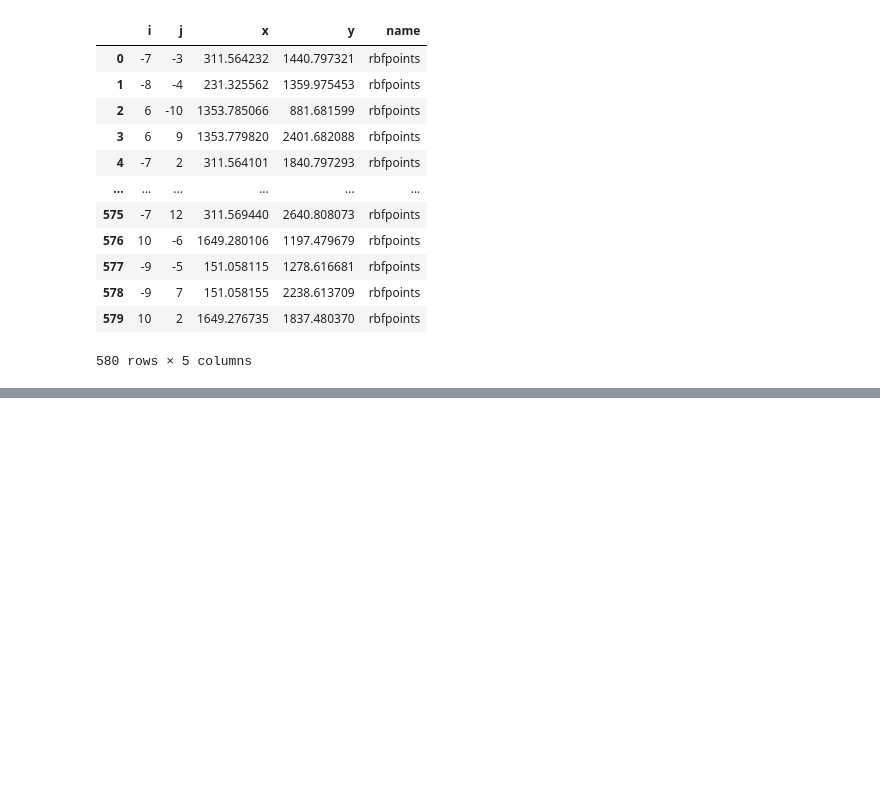
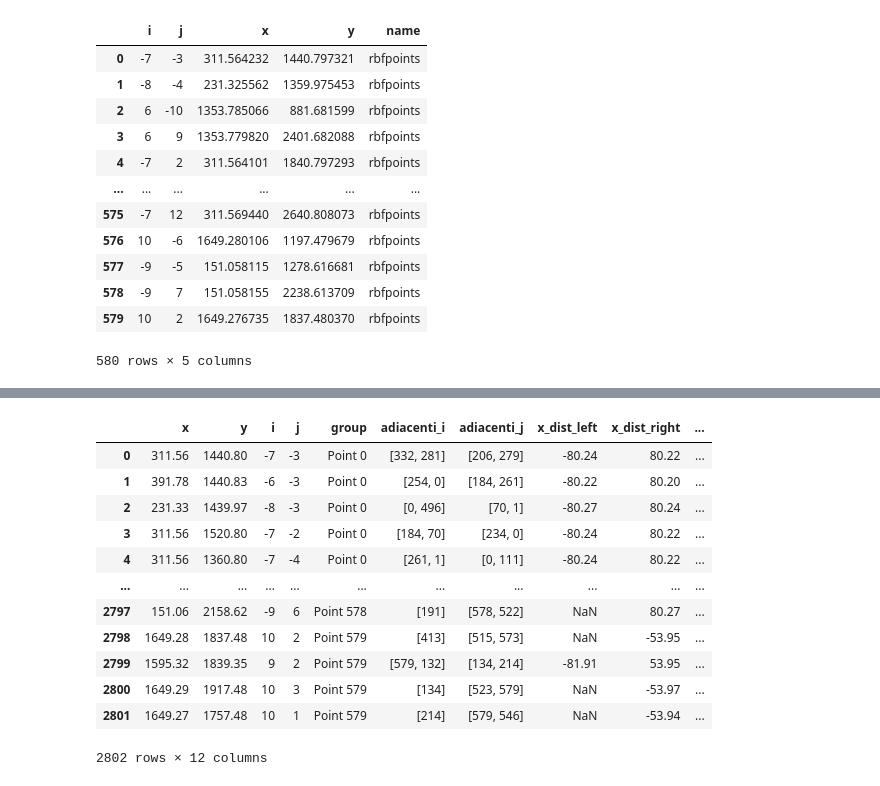
Before and after one commit to MrPiada/data-analysis-swiss-knife, a Jupyter notebook: VisionOutliers/analyse_new_json.ipynb, the cells around one changed output, grey strips where cells are left out. Saved outputs shown, nothing was run; the diff lists cells and outputs as text; code cells hidden in the pictures; blank space fills up the shorter version.

```diff
--- a/VisionOutliers/analyse_new_json.ipynb
+++ b/VisionOutliers/analyse_new_json.ipynb
@@ -113,2 +121,18 @@ rbf_pts
 580 rows × 12 columns
+# %%
+plot_data_df
+# %% [output]
+|  | x | y | i | j | group | adiacenti_i | adiacenti_j | x_dist_left | x_dist_right | ... |
+| 0 | 311.56 | 1440.80 | -7 | -3 | Point 0 | [332, 281] | [206, 279] | -80.24 | 80.22 | ... |
+| 1 | 391.78 | 1440.83 | -6 | -3 | Point 0 | [254, 0] | [184, 261] | -80.22 | 80.20 | ... |
+| 2 | 231.33 | 1439.97 | -8 | -3 | Point 0 | [0, 496] | [70, 1] | -80.27 | 80.24 | ... |
+| 3 | 311.56 | 1520.80 | -7 | -2 | Point 0 | [184, 70] | [234, 0] | -80.24 | 80.22 | ... |
+| 4 | 311.56 | 1360.80 | -7 | -4 | Point 0 | [261, 1] | [0, 111] | -80.24 | 80.22 | ... |
+| ... | ... | ... | ... | ... | ... | ... | ... | ... | ... | ... |
+| 2797 | 151.06 | 2158.62 | -9 | 6 | Point 578 | [191] | [578, 522] | NaN | 80.27 | ... |
+| 2798 | 1649.28 | 1837.48 | 10 | 2 | Point 579 | [413] | [515, 573] | NaN | -53.95 | ... |
+| 2799 | 1595.32 | 1839.35 | 9 | 2 | Point 579 | [579, 132] | [134, 214] | -81.91 | 53.95 | ... |
+| 2800 | 1649.29 | 1917.48 | 10 | 3 | Point 579 | [134] | [523, 579] | NaN | -53.97 | ... |
+| 2801 | 1649.27 | 1757.48 | 10 | 1 | Point 579 | [214] | [579, 546] | NaN | -53.94 | ... |
+2802 rows × 12 columns
 # %%
```
Also changed, not shown: parts of 4 cells of this notebook.
